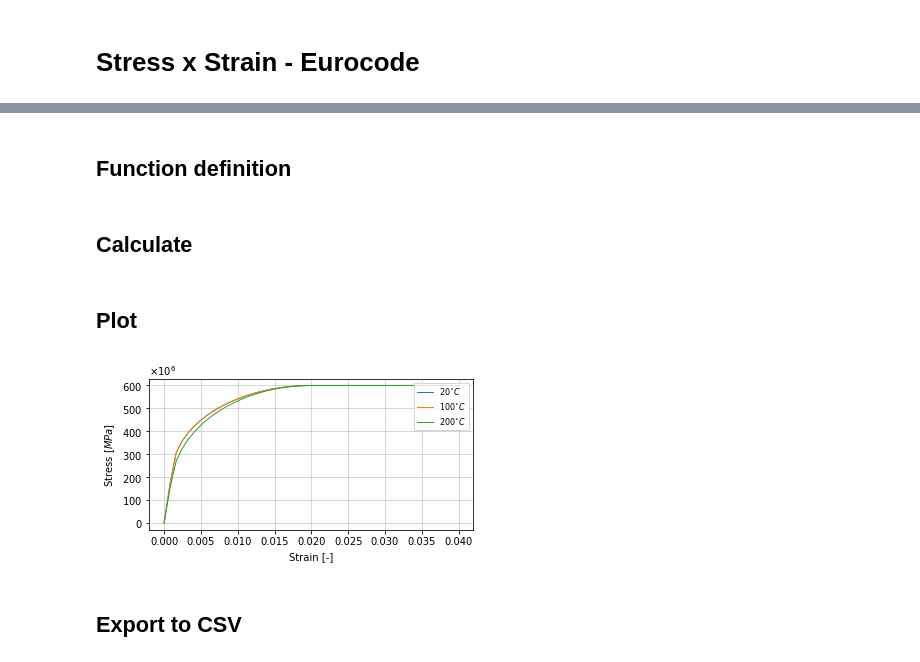
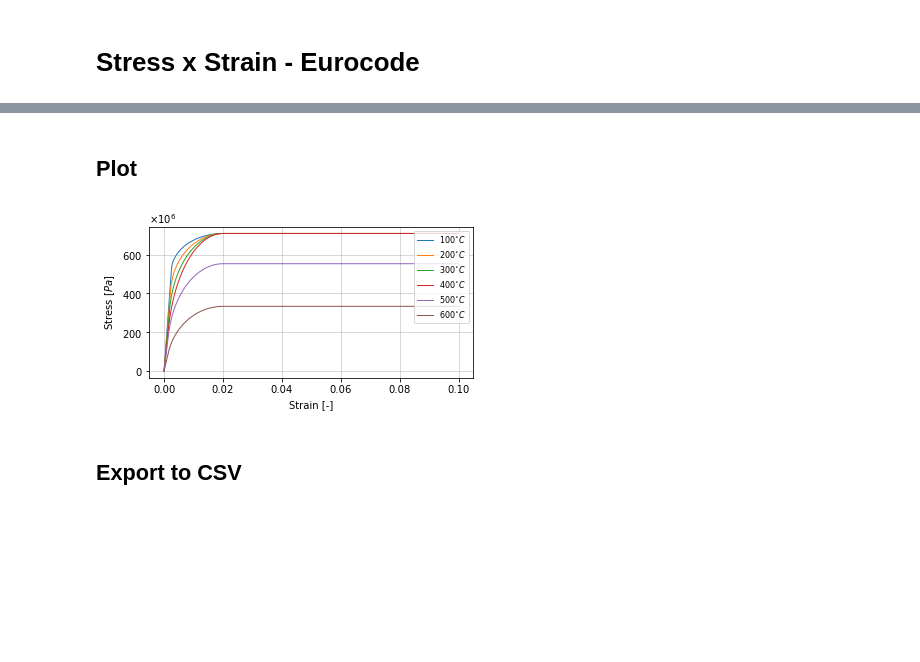
Before and after one commit to aryvini/ECsteelTemp, a Jupyter notebook: EC1992-1-2.ipynb, the cells around one changed output, grey strips where cells are left out. Saved outputs shown, nothing was run; the diff lists cells and outputs as text; code cells hidden in the pictures; blank space fills up the shorter version.

```diff
--- a/EC1992-1-2.ipynb
+++ b/EC1992-1-2.ipynb
@@ -14,5 +13,3 @@ from scipy.interpolate import interp1d
 # Stress x Strain - Eurocode
 # %% [markdown]
 | <img width=500 src='Equations.jpg'> | <img width=500 src='Graph.jpg'> |
-# %% [markdown]
-## Function definition
@@ -98,14 +16,12 @@ def stress(e,temp,fp,fy,Ea):
-# %% [markdown]
-## Calculate
 # %%
 #Material definitions
-fpi=252.18e6
-fyi=600e6
+fpi=525.18e6
+fyi=708.47e6
 Eai = 525.18e6/0.0025
 
 
-emax = 0.04 #Max strain to calculate
-points = 50 #number of points to calculate
+emax = 0.1 #Max strain to calculate
+points = 500 #number of points to calculate
 strains = np.linspace(0,emax,points,endpoint=True)
 
 #Alternativley create a list with desired strains e.g:
@@ -113,7 +29,7 @@ strains = np.linspace(0,emax,points,endpoint=True)
 
 #Temperatures to evaluate
 #20 to 1200
-temperatures = [20,100,200]
+temperatures = [100,200,300,400,500,600]
 
 strain_t = []
 for temp in temperatures:
@@ -126,36 +42,35 @@ fig = plt.figure(figsize=(6,3))
 
 
 ##add a axes (blank area to plot data)
 ax = fig.add_subplot(1,1,1)
 plt.subplots_adjust(bottom=0.18,left=0.15)
 
 #Set the name of the axes
 #ax.set_title("Name of the plot", fontsize=14)
 
 #Plot data
 
 for temp,i in zip(temperatures,range(len(strain_t))):
     ax.plot(strains,strain_t[i],linewidth=1,label=str(temp)+'$^{\circ}C$')
 
 
 plt.plot()
 #ax.scatter(x,y,label="Put the label here")
 ax.legend(loc='upper right',fontsize=8)
 
 
 ax.grid(b=True,which='major',linewidth=0.5)
 
 
 #Axis labels
 ax.set_xlabel('Strain [-]',fontsize=10,labelpad=5)
-ax.set_ylabel("Stress [$MPa$]", fontsize=10,labelpad=5)
+ax.set_ylabel("Stress [$Pa$]", fontsize=10,labelpad=5)
 ax.ticklabel_format(axis="y",style="sci",scilimits=(6,6),useMathText=True)
-
 
 #Save fig
 #fig.savefig("Steel_strain_stress_temperature.pdf",format='pdf')
 # %% [output]
-[figure, old version]
+[figure, new version]
 # %% [markdown]
 ## Export to CSV
 # %%
```
Also changed, not shown: parts of 6 cells of this notebook, 1 other file.
